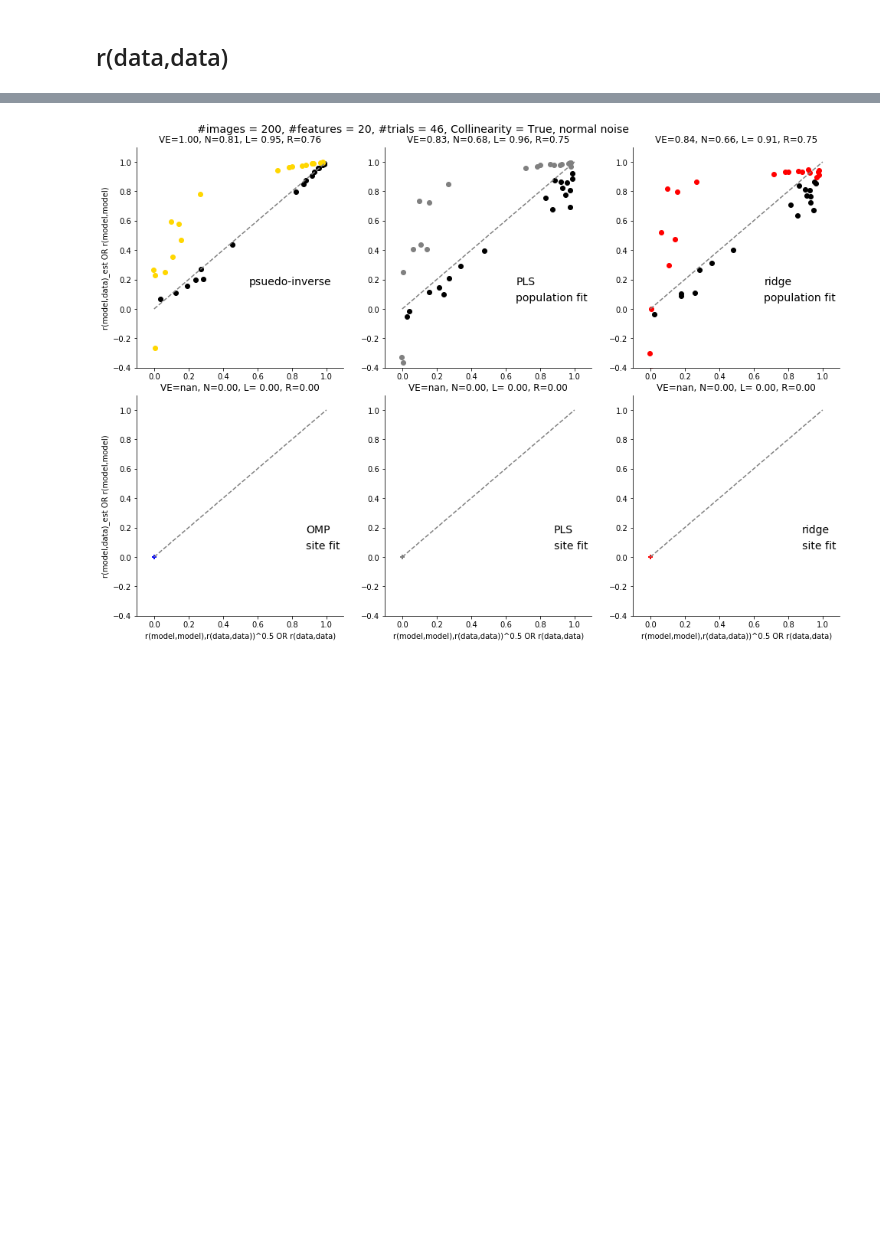
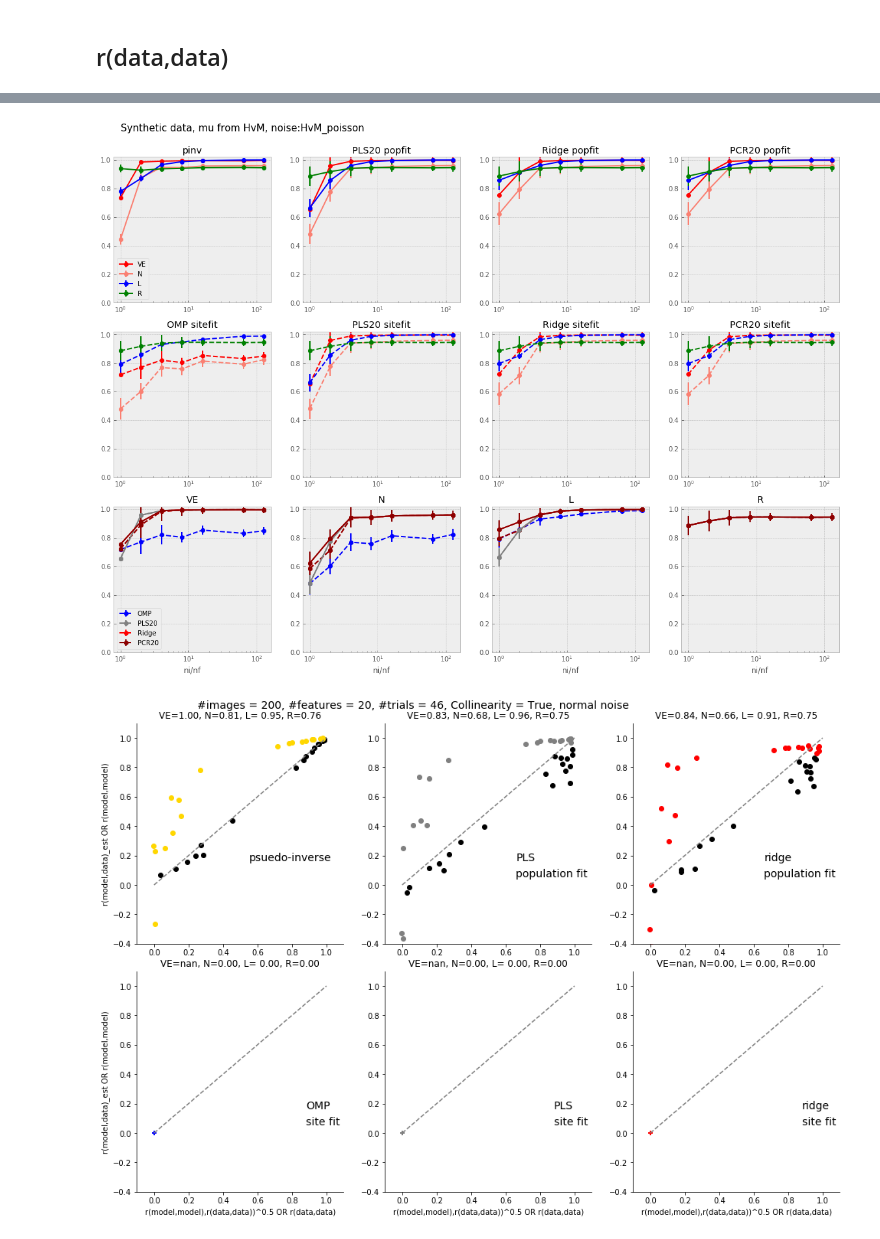
Before and after one commit to issalab/Mapping, a Jupyter notebook: Unit test.ipynb, the cells around one changed output, grey strips where cells are left out. Drawn from its saved outputs; the diff is of its cells as text; code cells hidden in the pictures; blank space fills up the shorter version.

```diff
--- a/Unit test.ipynb
+++ b/Unit test.ipynb
@@ -121,3 +239,79 @@ fig.savefig(resultdir+'unit_test_6panels_ni%d_nf%d_nt%d_Collin%s_%s_SB%s_%s.pdf'
+# %%
+colors = ['b','gray','r','darkred']
+style.use('bmh')
+
+reg_methods_labels = ['OMP', 'PLS%d'%reg_params_list[1],'Ridge', 'PCR%d'%PCA_ncomponents_list[-1]]
+fig, axes = plt.subplots(nrows=3,ncols=len(reg_methods),figsize=[20, 14])
+
+
+for iax, ax in enumerate(np.ravel(axes).tolist()):
+    ax.set_ylim([-0.0, 1.02])
+
+
+axes[0, 0].set_xscale("log")
+axes[0, 0].errorbar(imag_feat_ratio_list, VE, yerr=VEstd, label='VE', marker='o', color='r')
+axes[0, 0].errorbar(imag_feat_ratio_list, N, yerr=Nstd, label='N', marker='o', color='salmon')
+axes[0, 0].errorbar(imag_feat_ratio_list, L, yerr=Lstd, label='L', marker='o', color='b')
+axes[0, 0].errorbar(imag_feat_ratio_list, R, yerr=Rstd, label='R', marker='o', color='g')
+
+axes[0,0].legend()
+axes[0,0].set_title('pinv')
+
+for iax, ax in enumerate(axes[0,1:].tolist()):
+    ax.set_xscale("log")
+    ax.errorbar(imag_feat_ratio_list, VEarraypop[iax+1,:], yerr=VEarraypopStd[iax+1,:], marker='o', color='r')
+    ax.errorbar(imag_feat_ratio_list, Narraypop[iax+1,:], yerr=NarraypopStd[iax+1,:], marker='o', color='salmon')
+    ax.errorbar(imag_feat_ratio_list, Larraypop[iax+1,:], yerr=LarraypopStd[iax+1,:], marker='o', color='b')
+    ax.errorbar(imag_feat_ratio_list, Rarraypop[iax+1,:], yerr=RarraypopStd[iax+1,:], marker='o', color='g')
+    ax.set_title(reg_methods_labels[iax+1]+ ' popfit')
+
+
+for iax, ax in enumerate(axes[1, :].tolist()):
+    ax.set_xscale("log")
+    ax.errorbar(imag_feat_ratio_list, VEarraysite[iax,:], yerr=VEarraysiteStd[iax,:], marker='o', color='r', ls='--')
+    ax.errorbar(imag_feat_ratio_list, Narraysite[iax,:], yerr=NarraysiteStd[iax,:], marker='o', color='salmon', ls='--')
+    ax.errorbar(imag_feat_ratio_list, Larraysite[iax,:], yerr=LarraysiteStd[iax,:], marker='o', color='b', ls='--')
+    ax.errorbar(imag_feat_ratio_list, Rarraysite[iax,:], yerr=RarraysiteStd[iax,:], marker='o', color='g', ls='--')
+    ax.set_title(reg_methods_labels[iax] + ' sitefit')
+    # ax.set_xlabel('ni/nf')
+
+axes[2,0].set_title('VE')
+axes[2,0].set_xscale("log")
+[axes[2,0].errorbar(imag_feat_ratio_list, VEarraysite[itrace, :], yerr=VEarraysiteStd[itrace, :], marker='o', ls='--', color=colors[itrace], label=reg_methods_labels[itrace]) for itrace in range(4)]
+axes[2,0].legend()
+[axes[2,0].errorbar(imag_feat_ratio_list, VEarraypop[itrace+1, :], yerr=VEarraypopStd[itrace, :], marker='o', color=colors[itrace+1]) for itrace in range(3)]
+
+axes[2,1].set_title('N')
+axes[2,1].set_xscale("log")
+[axes[2,1].errorbar(imag_feat_ratio_list, Narraysite[itrace, :], yerr= NarraysiteStd[itrace, :], marker='o',ls='--', color=colors[itrace], label=reg_methods_labels[itrace]) for itrace in range(4)]
+
+[axes[2,1].errorbar(imag_feat_ratio_list, Narraypop[itrace+1, :], yerr=NarraypopStd[itrace+1, :], marker='o', color=colors[itrace+1]) for itrace in range(3)]
+
+
+axes[2,2].set_title('L')
+axes[2,2].set_xscale("log")
+[axes[2,2].errorbar(imag_feat_ratio_list, Larraysite[itrace, :], yerr=LarraysiteStd[itrace, :], marker='o',ls='--', color=colors[itrace], label=reg_methods_labels[itrace]) for itrace in range(4)]
+
+[axes[2,2].errorbar(imag_feat_ratio_list, Larraypop[itrace+1, :], yerr=LarraypopStd[itrace+1, :], marker='o', color=colors[itrace+1]) for itrace in range(3)]
+
+axes[2,3].set_title('R')
+axes[2,3].set_xscale("log")
+[axes[2,3].errorbar(imag_feat_ratio_list, Rarraysite[itrace, :], yerr=RarraysiteStd[itrace, :], marker='o',ls='--', color=colors[itrace], label=reg_methods_labels[itrace]) for itrace in range(4)]
+
+[axes[2,3].errorbar(imag_feat_ratio_list, Rarraypop[itrace+1, :], yerr=RarraypopStd[itrace+1, :],  marker='o', color=colors[itrace+1]) for itrace in range(3)]
+
+[ax.set_xlabel('ni/nf') for ax in axes[2, :]]
+
+if stats_from_data:
+    title = 'Synthetic data, mu from HvM, noise:%s '%noise_dist
+else:
+    title = 'Synthetic data'
+axes[0,0].text(1,1.2, title, fontsize=15)
+
+fig.savefig(resultdir+'unit_test_summary_ni%d_nf%d_nt%d_Collin%s_%s_SB%s_%s_statsfromHvM%s.png'%(ni, nf, nt, Collinearity, noise_dist, spearman_brown, noisy_map,stats_from_data), dpi=300)
+fig.savefig(resultdir+'unit_test_summary_ni%d_nf%d_nt%d_Collin%s_%s_SB%s_%s_statsfromHvM%s.pdf'%(ni, nf, nt, Collinearity, noise_dist, spearman_brown, noisy_map,stats_from_data), dpi=300)
+# %% [output]
+[figure, added]
 # %%
 fig = plt.figure(figsize=[15, 10])
 ax0 = fig.add_axes([0.1, 0.05, 0.25, 0.40])
```
Also changed, not shown: parts of 5 cells of this notebook, 4 other files.
